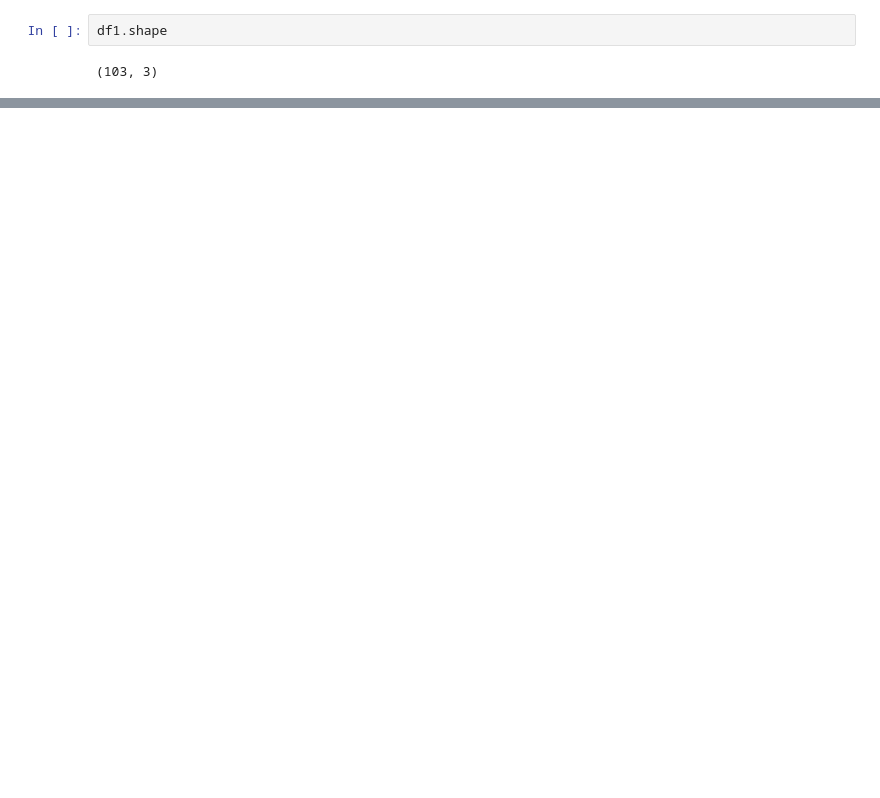
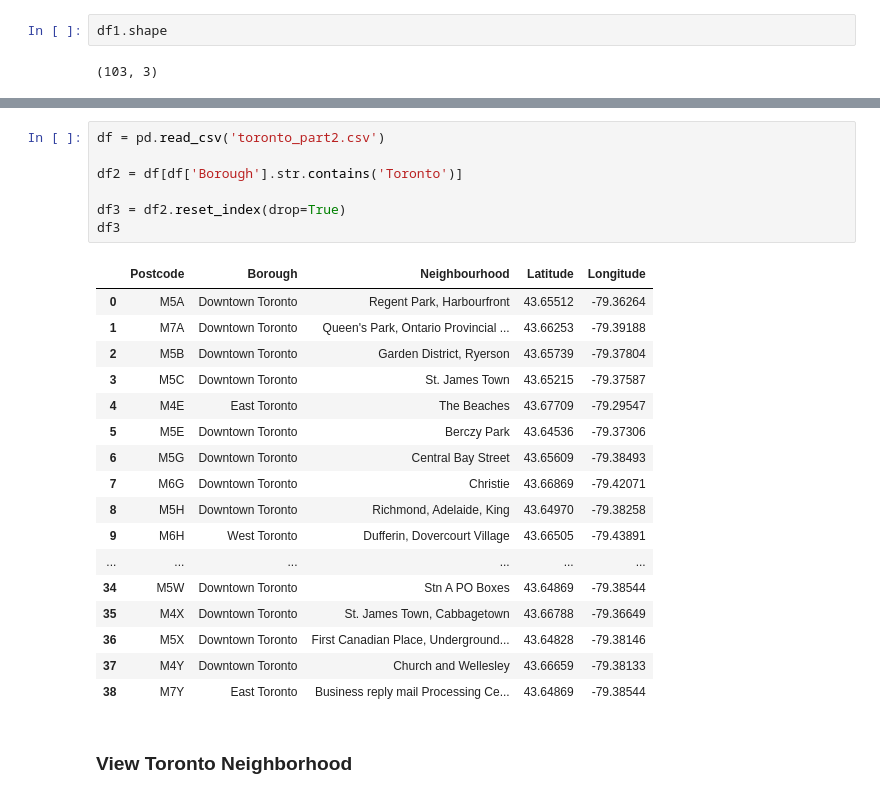
Before and after one commit to oyeoyeleye/Battle-of-Neighborhoods, a Jupyter notebook: Segmenting and Clustering Neighborhoods in Toronto.ipynb, the cells around one changed output, grey strips where cells are left out. Drawn from its saved outputs; the diff is of its cells as text; blank space fills up the shorter version.

```diff
--- a/Segmenting and Clustering Neighborhoods in Toronto.ipynb
+++ b/Segmenting and Clustering Neighborhoods in Toronto.ipynb
@@ -117,0 +326,27 @@ df1.shape
+# %%
+df = pd.read_csv('toronto_part2.csv')
+
+df2 = df[df['Borough'].str.contains('Toronto')]
+
+df3 = df2.reset_index(drop=True)
+df3
+# %% [output]
+|  | Postcode | Borough | Neighbourhood | Latitude | Longitude |
+| 0 | M5A | Downtown Toronto | Regent Park, Harbourfront | 43.65512 | -79.36264 |
+| 1 | M7A | Downtown Toronto | Queen's Park, Ontario Provincial ... | 43.66253 | -79.39188 |
+| 2 | M5B | Downtown Toronto | Garden District, Ryerson | 43.65739 | -79.37804 |
+| 3 | M5C | Downtown Toronto | St. James Town | 43.65215 | -79.37587 |
+| 4 | M4E | East Toronto | The Beaches | 43.67709 | -79.29547 |
+| 5 | M5E | Downtown Toronto | Berczy Park | 43.64536 | -79.37306 |
+| 6 | M5G | Downtown Toronto | Central Bay Street | 43.65609 | -79.38493 |
+| 7 | M6G | Downtown Toronto | Christie | 43.66869 | -79.42071 |
+| 8 | M5H | Downtown Toronto | Richmond, Adelaide, King | 43.64970 | -79.38258 |
+| 9 | M6H | West Toronto | Dufferin, Dovercourt Village | 43.66505 | -79.43891 |
+| ... | ... | ... | ... | ... | ... |
+| 34 | M5W | Downtown Toronto | Stn A PO Boxes | 43.64869 | -79.38544 |
+| 35 | M4X | Downtown Toronto | St. James Town, Cabbagetown | 43.66788 | -79.36649 |
+| 36 | M5X | Downtown Toronto | First Canadian Place, Underground... | 43.64828 | -79.38146 |
+| 37 | M4Y | Downtown Toronto | Church and Wellesley | 43.66659 | -79.38133 |
+| 38 | M7Y | East Toronto | Business reply mail Processing Ce... | 43.64869 | -79.38544 |
+# %% [markdown]
+### View Toronto Neighborhood
```
Also changed, not shown: parts of 30 cells of this notebook.
